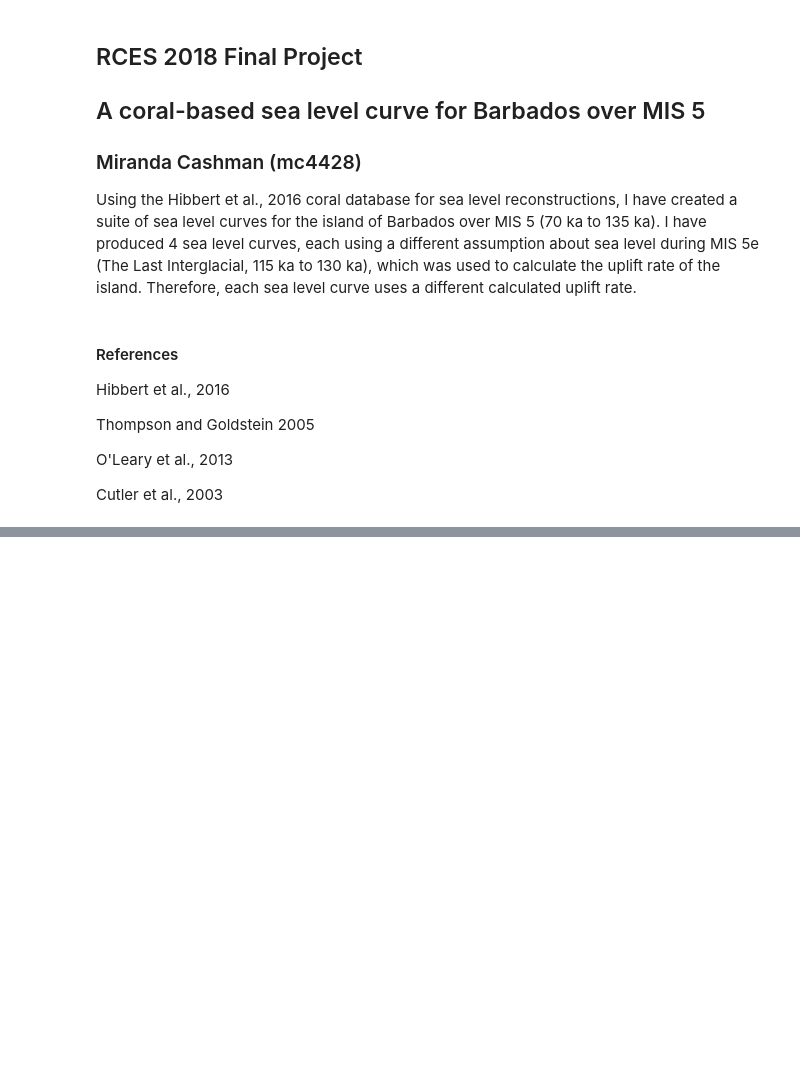
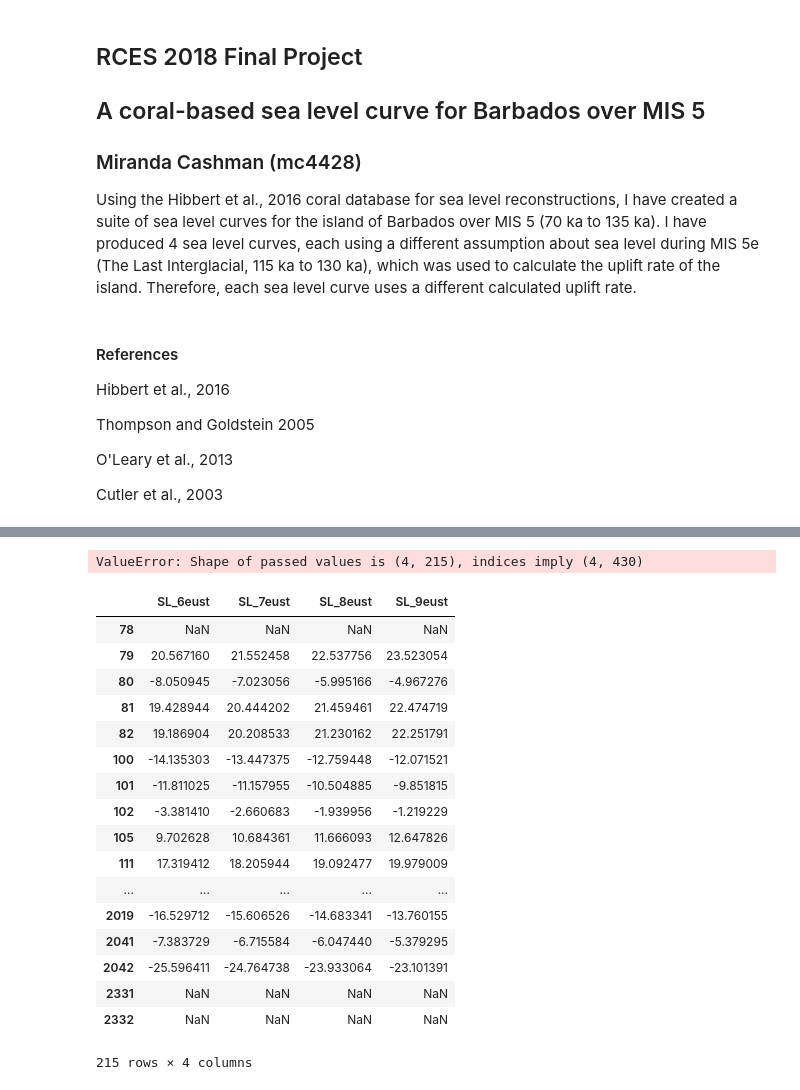
Before and after one commit to mcashman/RCES_FinalProject, a Jupyter notebook: RCES-Final_Project_SLCurve.ipynb, the cells around one changed output, grey strips where cells are left out. Saved outputs shown, nothing was run; the diff lists cells and outputs as text; code cells hidden in the pictures; blank space fills up the shorter version.

```diff
--- a/RCES-Final_Project_SLCurve.ipynb
+++ b/RCES-Final_Project_SLCurve.ipynb
@@ -330,3 +441,61 @@ barbados_mis5.join(SL)
+# %%
+#Full MIS 5 Barbados dataset sea level curve
+
+SL_6eust = []
+SL_7eust = []
+SL_8eust = []
+SL_9eust = []
+for index, row in barbados_mis5.iterrows():
+    if row['Coast'] == 'W':
+        s1 = row['elevation'] - (row['age_ka']*Wuplift_6eust)
+        s2 = row['elevation'] - (row['age_ka']*Wuplift_7eust)
+        s3 = row['elevation'] - (row['age_ka']*Wuplift_8eust)
+        s4 = row['elevation'] - (row['age_ka']*Wuplift_9eust)
+        SL_6eust.append(s1)
+        SL_7eust.append(s2)
+        SL_8eust.append(s3)
+        SL_9eust.append(s4)
+    elif row['Coast'] == 'S':
+        s1 = row['elevation'] - (row['age_ka']*Suplift_6eust)
+        s2 = row['elevation'] - (row['age_ka']*Suplift_7eust)
+        s3 = row['elevation'] - (row['age_ka']*Suplift_8eust)
+        s4 = row['elevation'] - (row['age_ka']*Suplift_9eust)
+        SL_6eust.append(s1)
+        SL_7eust.append(s2)
+        SL_8eust.append(s3)
+        SL_9eust.append(s4)
+# %%
+#Create sea level data frame under the four scenarios
+data = {'SL_6eust': SL_6eust, 'SL_7eust': SL_7eust,
+       'SL_8eust': SL_8eust, 'SL_9eust': SL_9eust}
+bindex = barbados_mis5.index.tolist()
+SL = pd.DataFrame(data, index=bindex)
+
+#Join the SL scenario data to the main dataframe
+barbados_mis5 = barbados_mis5.join(SL)
+# %% [output]
+ValueError: Shape of passed values is (4, 215), indices imply (4, 430)
+# %%
+SL
+# %% [output]
+|  | SL_6eust | SL_7eust | SL_8eust | SL_9eust |
+| 78 | NaN | NaN | NaN | NaN |
+| 79 | 20.567160 | 21.552458 | 22.537756 | 23.523054 |
+| 80 | -8.050945 | -7.023056 | -5.995166 | -4.967276 |
+| 81 | 19.428944 | 20.444202 | 21.459461 | 22.474719 |
+| 82 | 19.186904 | 20.208533 | 21.230162 | 22.251791 |
+| 100 | -14.135303 | -13.447375 | -12.759448 | -12.071521 |
+| 101 | -11.811025 | -11.157955 | -10.504885 | -9.851815 |
+| 102 | -3.381410 | -2.660683 | -1.939956 | -1.219229 |
+| 105 | 9.702628 | 10.684361 | 11.666093 | 12.647826 |
+| 111 | 17.319412 | 18.205944 | 19.092477 | 19.979009 |
+| ... | ... | ... | ... | ... |
+| 2019 | -16.529712 | -15.606526 | -14.683341 | -13.760155 |
+| 2041 | -7.383729 | -6.715584 | -6.047440 | -5.379295 |
+| 2042 | -25.596411 | -24.764738 | -23.933064 | -23.101391 |
+| 2331 | NaN | NaN | NaN | NaN |
+| 2332 | NaN | NaN | NaN | NaN |
+215 rows × 4 columns
 # %%
 #Average SL and age for each terrace under each condition
 ter_age = barbados_mis5.groupby('terrace').age_ka.mean()
```
Also changed, not shown: parts of 46 cells of this notebook.
